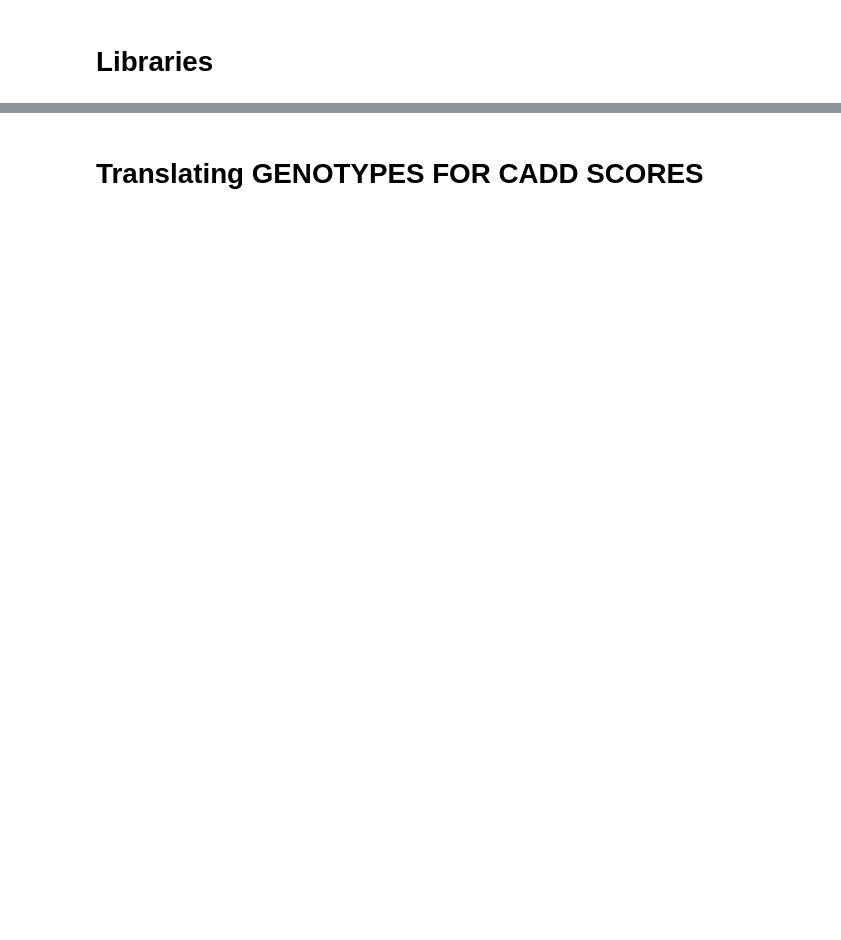
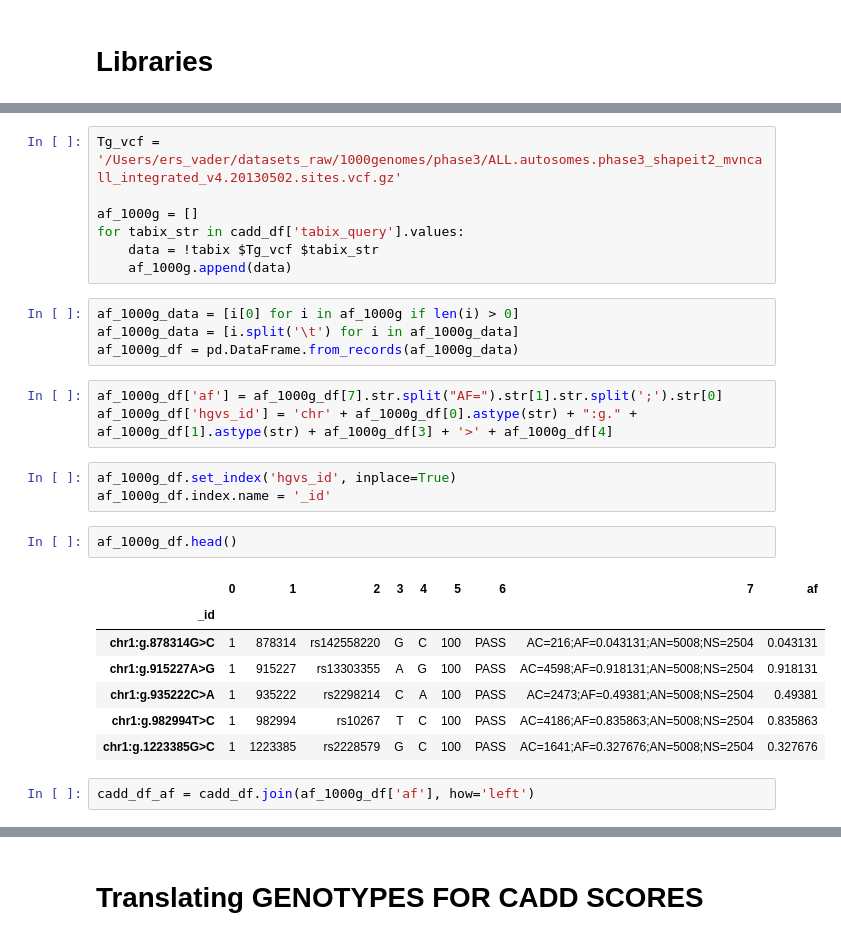
Before and after one commit to SuLab/fiSSEA, a Jupyter notebook: ipynb/fiSSEA.ipynb, the cells around one changed output, grey strips where cells are left out. Drawn from its saved outputs; the diff is of its cells as text; blank space fills up the shorter version.

```diff
--- a/ipynb/fiSSEA.ipynb
+++ b/ipynb/fiSSEA.ipynb
@@ -192,0 +437,29 @@ cadd_dict_replace = {'hgvs_a2':cadd_dict, 'hgvs_a1':cadd_dict}
+# %%
+Tg_vcf = '/Users/ers_vader/datasets_raw/1000genomes/phase3/ALL.autosomes.phase3_shapeit2_mvncall_integrated_v4.20130502.sites.vcf.gz'
+
+af_1000g = []
+for tabix_str in cadd_df['tabix_query'].values:
+    data = !tabix $Tg_vcf $tabix_str
+    af_1000g.append(data)
+# %%
+af_1000g_data = [i[0] for i in af_1000g if len(i) > 0]
+af_1000g_data = [i.split('\t') for i in af_1000g_data]
+af_1000g_df = pd.DataFrame.from_records(af_1000g_data)
+# %%
+af_1000g_df['af'] = af_1000g_df[7].str.split("AF=").str[1].str.split(';').str[0]
+af_1000g_df['hgvs_id'] = 'chr' + af_1000g_df[0].astype(str) + ":g." + af_1000g_df[1].astype(str) + af_1000g_df[3] + '>' + af_1000g_df[4]
+# %%
+af_1000g_df.set_index('hgvs_id', inplace=True)
+af_1000g_df.index.name = '_id'
+# %%
+af_1000g_df.head()
+# %% [output]
+|  | 0 | 1 | 2 | 3 | 4 | 5 | 6 | 7 | af |
+| _id |  |  |  |  |  |  |  |  |  |
+| chr1:g.878314G>C | 1 | 878314 | rs142558220 | G | C | 100 | PASS | AC=216;AF=0.043131;AN=5008;NS=2504 | 0.043131 |
+| chr1:g.915227A>G | 1 | 915227 | rs13303355 | A | G | 100 | PASS | AC=4598;AF=0.918131;AN=5008;NS=2504 | 0.918131 |
+| chr1:g.935222C>A | 1 | 935222 | rs2298214 | C | A | 100 | PASS | AC=2473;AF=0.49381;AN=5008;NS=2504 | 0.49381 |
+| chr1:g.982994T>C | 1 | 982994 | rs10267 | T | C | 100 | PASS | AC=4186;AF=0.835863;AN=5008;NS=2504 | 0.835863 |
+| chr1:g.1223385G>C | 1 | 1223385 | rs2228579 | G | C | 100 | PASS | AC=1641;AF=0.327676;AN=5008;NS=2504 | 0.327676 |
+# %%
+cadd_df_af = cadd_df.join(af_1000g_df['af'], how='left')
```
Also changed, not shown: parts of 96 cells of this notebook.
